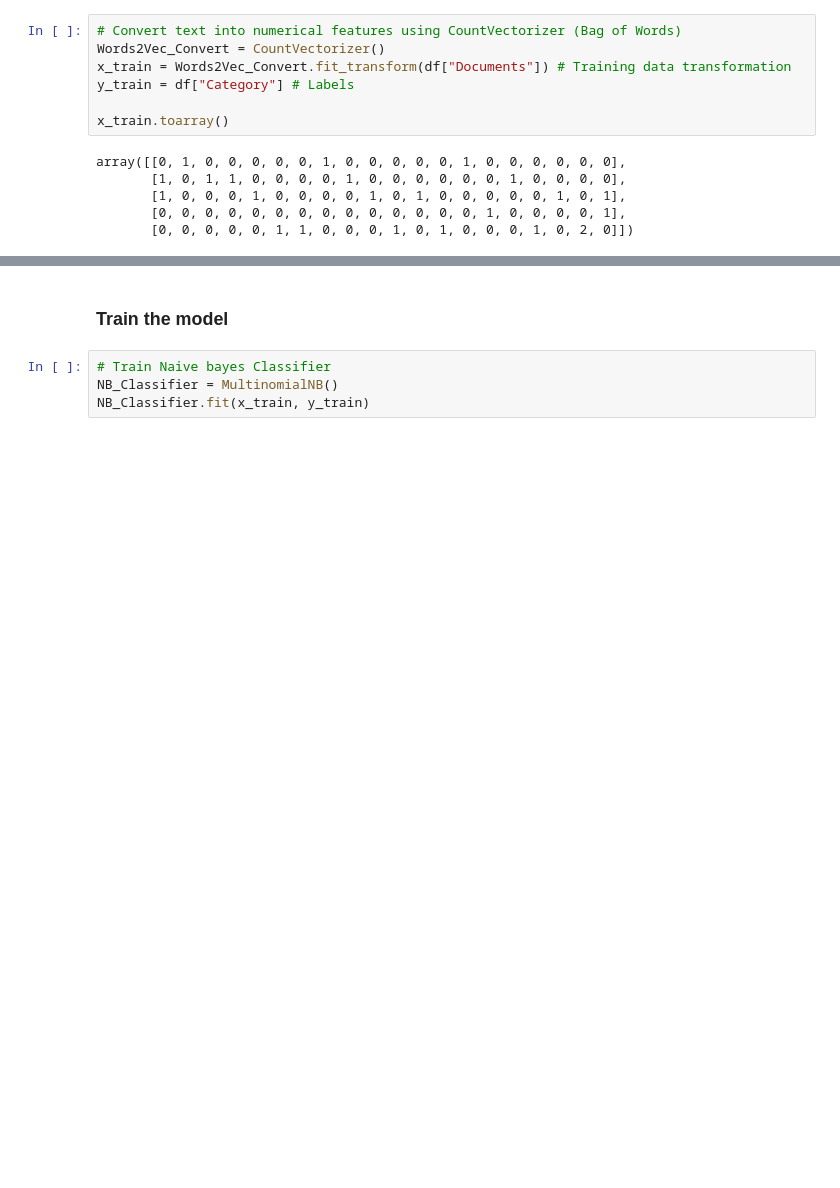
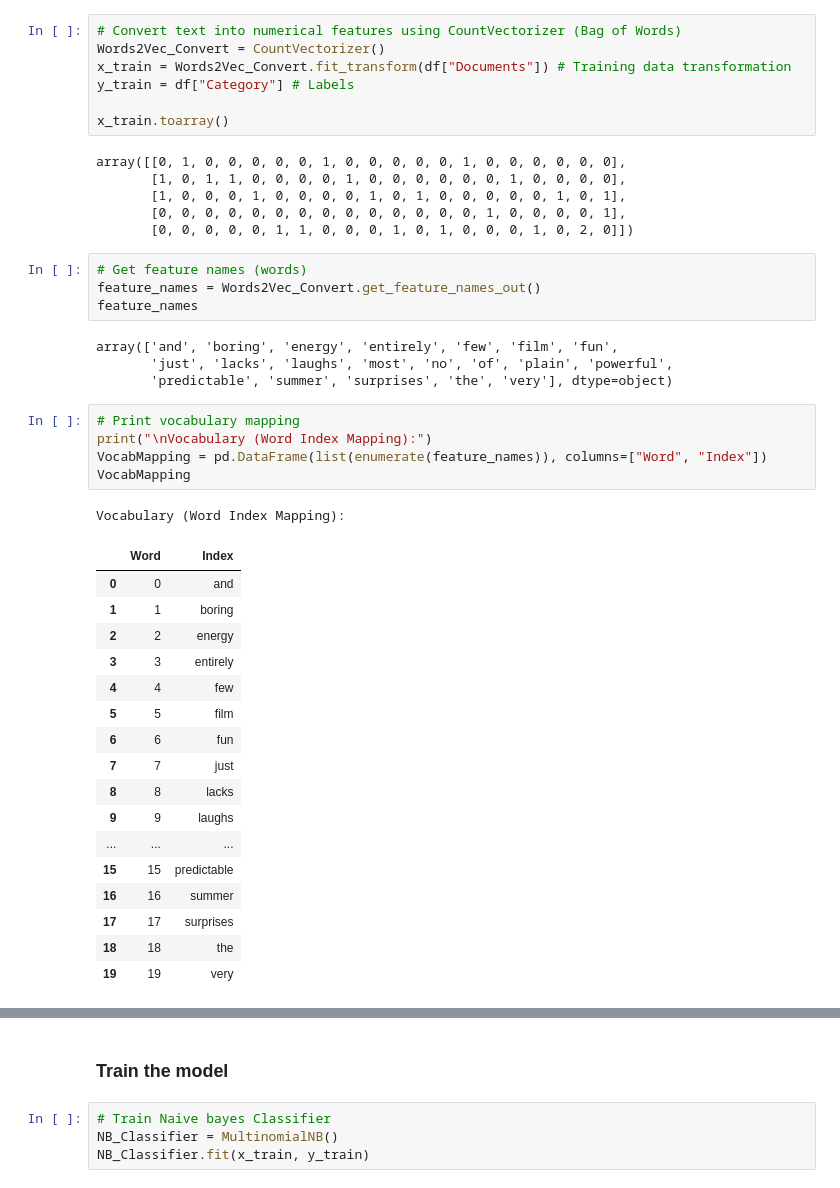
Before and after one commit to raz0208/Techniques-For-Text-Analysis, a Jupyter notebook: NaiveBayes/NaiveBayesClassification_SimpleExample1.ipynb, the cells around one changed output, grey strips where cells are left out. Saved outputs shown, nothing was run; the diff lists cells and outputs as text; blank space fills up the shorter version.

```diff
--- a/NaiveBayes/NaiveBayesClassification_SimpleExample1.ipynb
+++ b/NaiveBayes/NaiveBayesClassification_SimpleExample1.ipynb
@@ -53,3 +53,35 @@ array([[0, 1, 0, 0, 0, 0, 0, 1, 0, 0, 0, 0, 0, 1, 0, 0, 0, 0, 0, 0],
        [1, 0, 0, 0, 1, 0, 0, 0, 0, 1, 0, 1, 0, 0, 0, 0, 0, 1, 0, 1],
        [0, 0, 0, 0, 0, 0, 0, 0, 0, 0, 0, 0, 0, 0, 1, 0, 0, 0, 0, 1],
        [0, 0, 0, 0, 0, 1, 1, 0, 0, 0, 1, 0, 1, 0, 0, 0, 1, 0, 2, 0]])
+# %%
+# Get feature names (words)
+feature_names = Words2Vec_Convert.get_feature_names_out()
+feature_names
+# %% [output]
+array(['and', 'boring', 'energy', 'entirely', 'few', 'film', 'fun',
+       'just', 'lacks', 'laughs', 'most', 'no', 'of', 'plain', 'powerful',
+       'predictable', 'summer', 'surprises', 'the', 'very'], dtype=object)
+# %%
+# Print vocabulary mapping
+print("\nVocabulary (Word Index Mapping):")
+VocabMapping = pd.DataFrame(list(enumerate(feature_names)), columns=["Word", "Index"])
+VocabMapping
+# %% [output]
+Vocabulary (Word Index Mapping):
+|  | Word | Index |
+| 0 | 0 | and |
+| 1 | 1 | boring |
+| 2 | 2 | energy |
+| 3 | 3 | entirely |
+| 4 | 4 | few |
+| 5 | 5 | film |
+| 6 | 6 | fun |
+| 7 | 7 | just |
+| 8 | 8 | lacks |
+| 9 | 9 | laughs |
+| ... | ... | ... |
+| 15 | 15 | predictable |
+| 16 | 16 | summer |
+| 17 | 17 | surprises |
+| 18 | 18 | the |
+| 19 | 19 | very |
```
Also changed, not shown: parts of 2 cells of this notebook.
